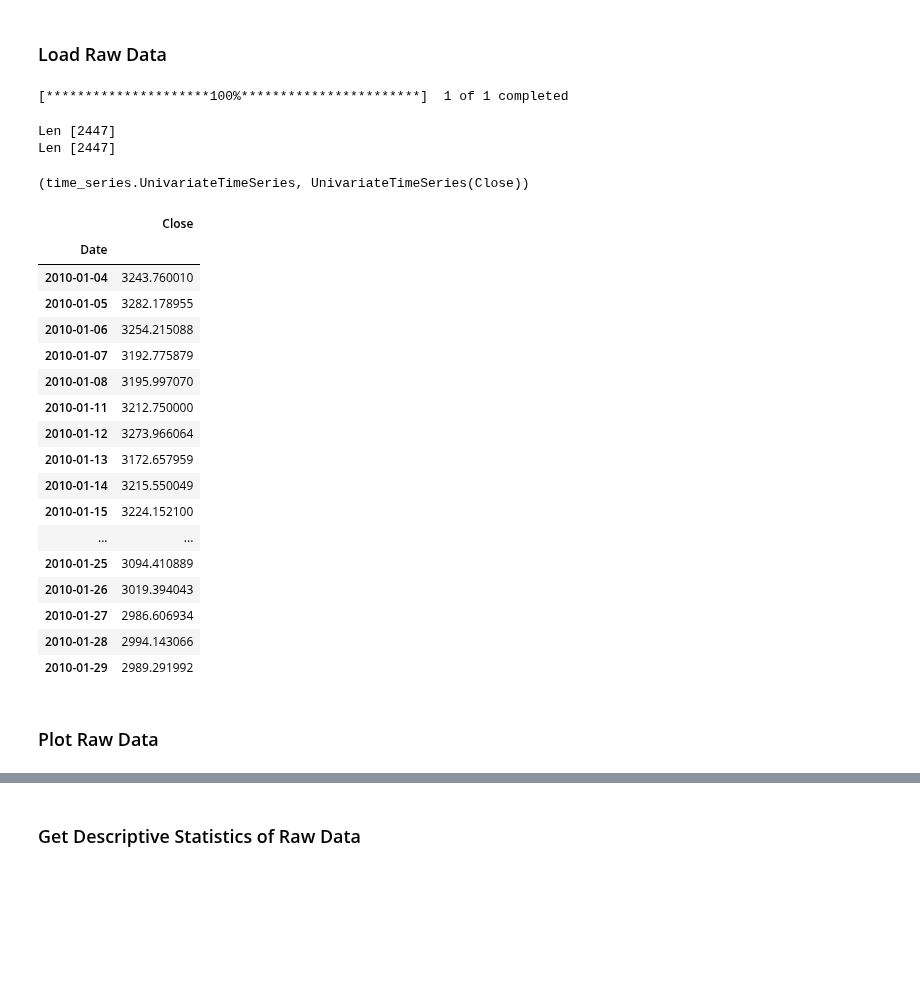
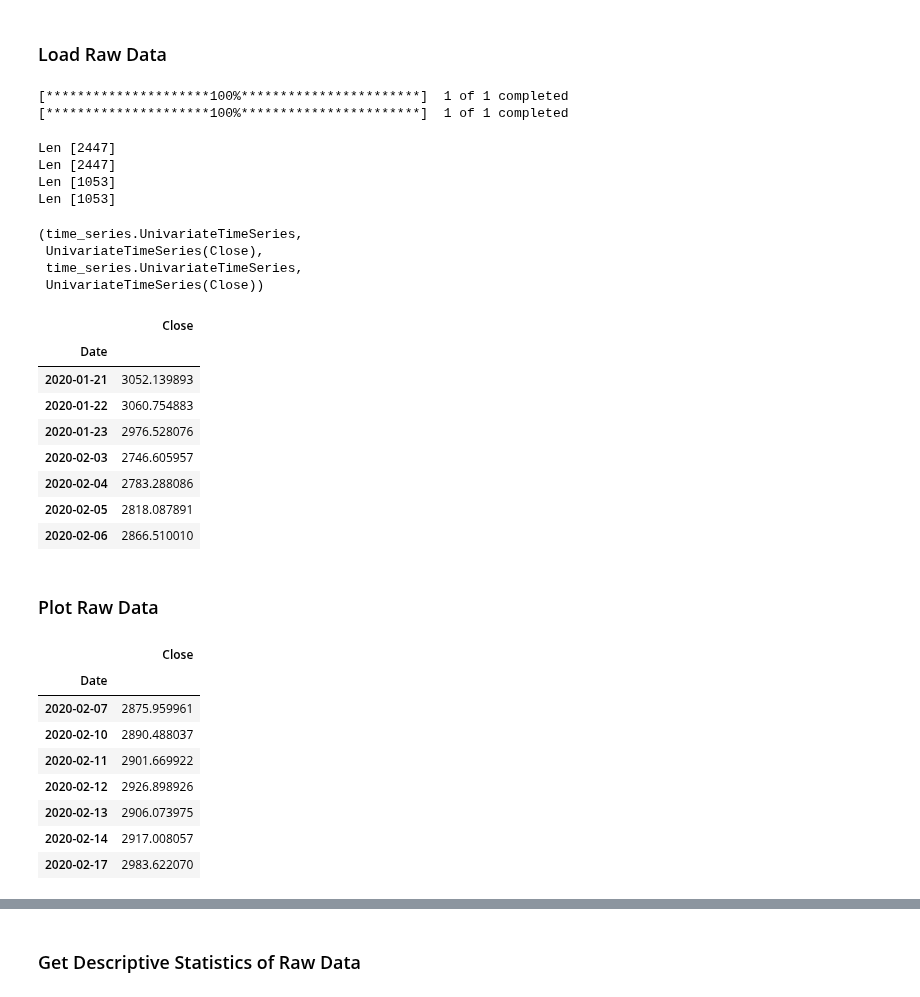
Before and after one commit to Brinkley97/applied_time_series_and_machine_learning, a Jupyter notebook: framework_for_time_series_data/nlp_ts/paper-daily-sse_stock-ts_models.ipynb, the cells around one changed output, grey strips where cells are left out. Saved outputs shown, nothing was run; the diff lists cells and outputs as text; code cells hidden in the pictures; blank space fills up the shorter version.

```diff
--- a/framework_for_time_series_data/nlp_ts/paper-daily-sse_stock-ts_models.ipynb
+++ b/framework_for_time_series_data/nlp_ts/paper-daily-sse_stock-ts_models.ipynb
@@ -54,7 +54,8 @@ from ts_models_no_retrain import AR_Model, MA_Model, ARMA_Model, ARIMA_Model, Ev
 ### Load Raw Data
 # %%
 # Only grab stocks whose data is available for the entire time period
-start_date, end_date = "2010-01-04", "2020-02-07"
+train_start_date, train_end_date = "2010-01-04", "2020-02-07"
+test_start_date, test_end_date = "2020-02-07", "2024-06-08"
 Stock = namedtuple("Stock", ["symbol", "name"])
 stocks = [
     ("000001.SS", "Shanghai Composite Index")
@@ -62,48 +63,68 @@ stocks = [
 independent_variable = "Close"
 frequency = '1d'
 stocks = [Stock(*s) for s in stocks]
-stocks = {s.symbol: build_stock_uts(s.symbol, s.name, independent_variable, start_date=start_date, end_date=end_date, frequency=frequency) for s in stocks}
+train_stocks = {s.symbol: build_stock_uts(s.symbol, s.name, independent_variable, start_date=train_start_date, end_date=train_end_date, frequency=frequency) for s in stocks}
+test_stocks = {s.symbol: build_stock_uts(s.symbol, s.name, independent_variable, start_date=test_start_date, end_date=test_end_date, frequency=frequency) for s in stocks}
 # %% [output]
 [*********************100%***********************]  1 of 1 completed
+[*********************100%***********************]  1 of 1 completed
 # %%
-values_cols = list(stocks.keys())
+values_cols = list(train_stocks.keys())
 stock_mvts = TimeSeriesFactory.create_time_series(
     time_col="date",
-    time_values=stocks[values_cols[0]].data.index,
+    time_values=train_stocks[values_cols[0]].data.index,
     values_cols=values_cols,
-    values=[stock.get_series() for stock in stocks.values()]
+    values=[stock.get_series() for stock in train_stocks.values()]
 )
+
+values_cols = list(test_stocks.keys())
+stock_mvts = TimeSeriesFactory.create_time_series(
+    time_col="date",
+    time_values=test_stocks[values_cols[0]].data.index,
+    values_cols=values_cols,
+    values=[stock.get_series() for stock in test_stocks.values()]
+)
 # %% [output]
 Len [2447]
 Len [2447]
+Len [1053]
+Len [1053]
 # %%
 stock_symbol = '000001.SS'
-stock_of_interest = stocks[stock_symbol]
-type(stock_of_interest), stock_of_interest
+train_stock_of_interest = train_stocks[stock_symbol]
+test_stock_of_interest = test_stocks[stock_symbol]
+type(train_stock_of_interest), train_stock_of_interest, type(test_stock_of_interest), test_stock_of_interest
 # %% [output]
-(time_series.UnivariateTimeSeries, UnivariateTimeSeries(Close))
+(time_series.UnivariateTimeSeries,
+ UnivariateTimeSeries(Close),
+ time_series.UnivariateTimeSeries,
+ UnivariateTimeSeries(Close))
 # %%
-stock_df = stock_of_interest.get_as_df()
-stock_df.head(20)
+train_stock_df = train_stock_of_interest.get_as_df()
+test_stock_df = test_stock_of_interest.get_as_df()
+train_stock_df.tail(7)
 # %% [output]
 |  | Close |
 | Date |  |
-| 2010-01-04 | 3243.760010 |
-| 2010-01-05 | 3282.178955 |
-| 2010-01-06 | 3254.215088 |
-| 2010-01-07 | 3192.775879 |
-| 2010-01-08 | 3195.997070 |
-| 2010-01-11 | 3212.750000 |
-| 2010-01-12 | 3273.966064 |
-| 2010-01-13 | 3172.657959 |
-| 2010-01-14 | 3215.550049 |
-| 2010-01-15 | 3224.152100 |
-| ... | ... |
-| 2010-01-25 | 3094.410889 |
-| 2010-01-26 | 3019.394043 |
-| 2010-01-27 | 2986.606934 |
-| 2010-01-28 | 2994.143066 |
-| 2010-01-29 | 2989.291992 |
+| 2020-01-21 | 3052.139893 |
+| 2020-01-22 | 3060.754883 |
+| 2020-01-23 | 2976.528076 |
+| 2020-02-03 | 2746.605957 |
+| 2020-02-04 | 2783.288086 |
+| 2020-02-05 | 2818.087891 |
+| 2020-02-06 | 2866.510010 |
 # %% [markdown]
 ### Plot Raw Data
+# %%
+test_stock_df.head(7)
+# %% [output]
+|  | Close |
+| Date |  |
+| 2020-02-07 | 2875.959961 |
+| 2020-02-10 | 2890.488037 |
+| 2020-02-11 | 2901.669922 |
+| 2020-02-12 | 2926.898926 |
+| 2020-02-13 | 2906.073975 |
+| 2020-02-14 | 2917.008057 |
+| 2020-02-17 | 2983.622070 |
 # %%
```
Also changed, not shown: parts of 44 cells of this notebook, 1 other file.
